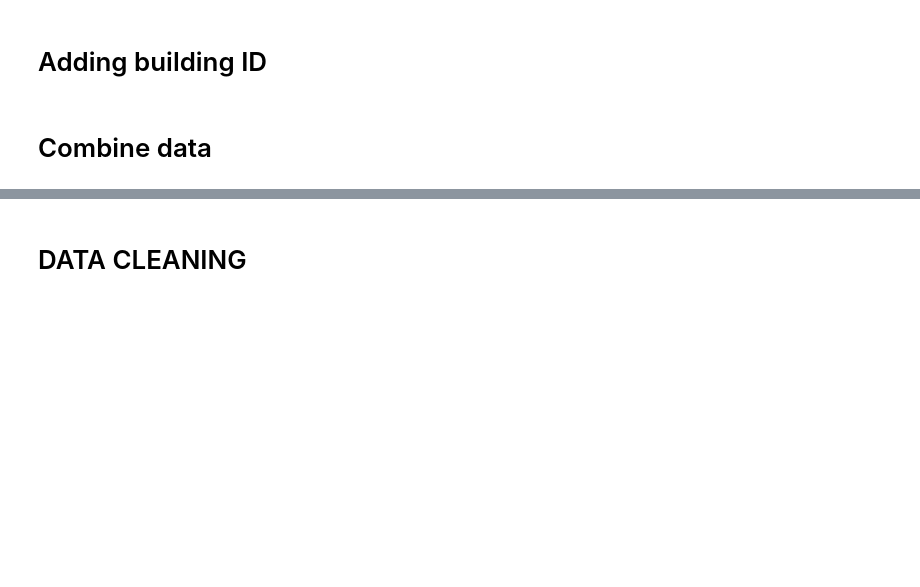
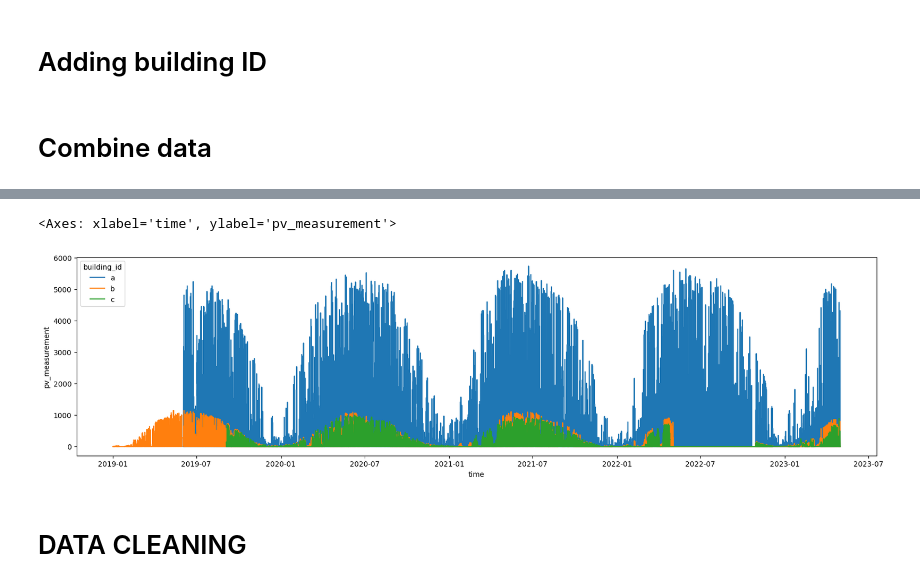
Before and after one commit to CristianoGambirasio/MLProjectNTNU, a Jupyter notebook: NOTEBOOK.ipynb, the cells around one changed output, grey strips where cells are left out. Drawn from its saved outputs; the diff is of its cells as text; code cells hidden in the pictures; blank space fills up the shorter version.

```diff
--- a/NOTEBOOK.ipynb
+++ b/NOTEBOOK.ipynb
@@ -181,6 +164,12 @@ X_submission['delta_forecast'] = (X_submission['time']-X_submission['date_calc']
 #TODO: remove, only for testing
 # Xy_o = Xy_o[Xy_o['building_id'] == 'a']
 # Xy_e = Xy_e[Xy_e['building_id'] == 'a']
+# %%
+plt.figure(figsize=(20,5))
+sns.lineplot(data=Xy, x='time', y='pv_measurement', hue='building_id')
+# %% [output]
+<Axes: xlabel='time', ylabel='pv_measurement'>
+[figure, added]
 # %% [markdown]
 # DATA CLEANING
 # %%
```
Also changed, not shown: parts of 27 cells of this notebook.
